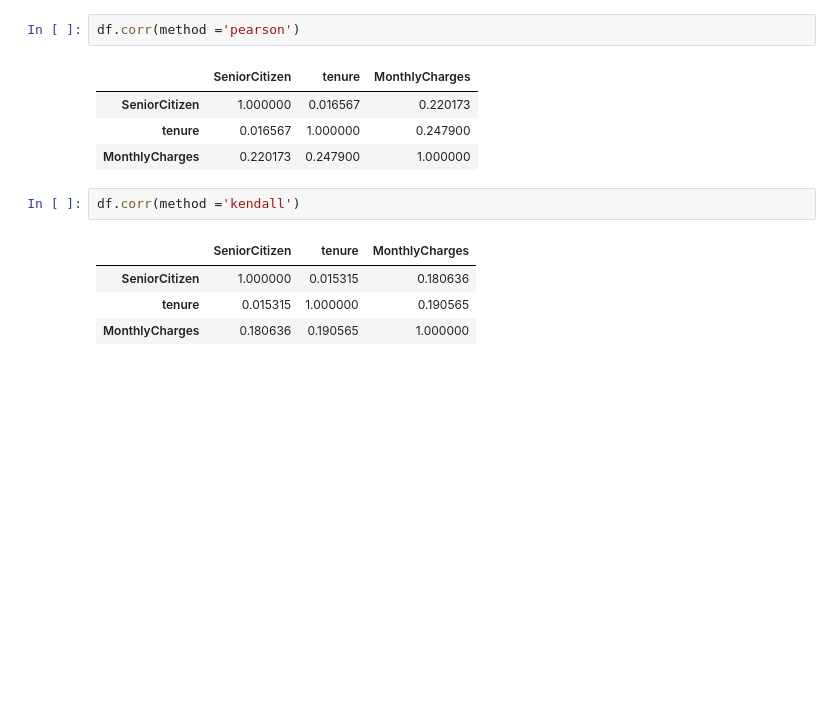
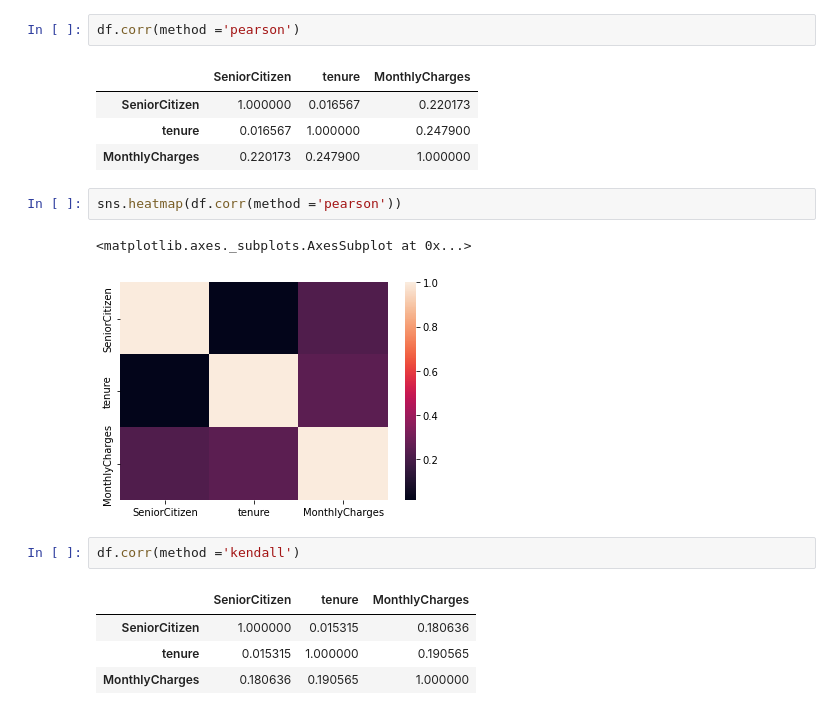
Before and after one commit to Kaleab1999/statistics-in-python, a Jupyter notebook: stat.ipynb, the cells around one changed output. Saved outputs shown, nothing was run; the diff lists cells and outputs as text; blank space fills up the shorter version.

```diff
--- a/stat.ipynb
+++ b/stat.ipynb
@@ -174,6 +174,11 @@ df.corr(method ='pearson')
 | SeniorCitizen | 1.000000 | 0.016567 | 0.220173 |
 | tenure | 0.016567 | 1.000000 | 0.247900 |
 | MonthlyCharges | 0.220173 | 0.247900 | 1.000000 |
+# %%
+sns.heatmap(df.corr(method ='pearson'))
+# %% [output]
+<matplotlib.axes._subplots.AxesSubplot at 0x...>
+[figure, added]
 # %%
 df.corr(method ='kendall')
 # %% [output]
```
